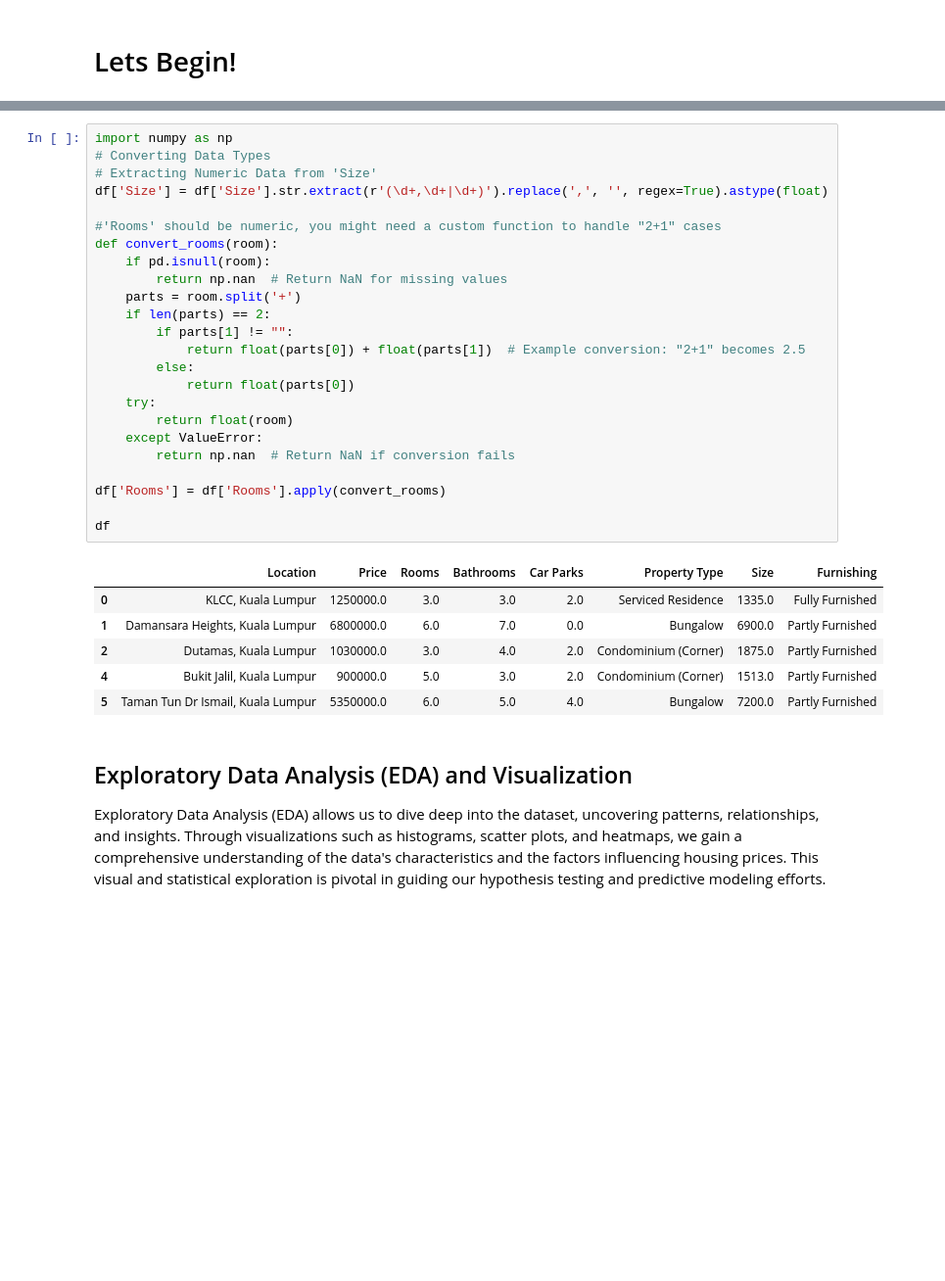
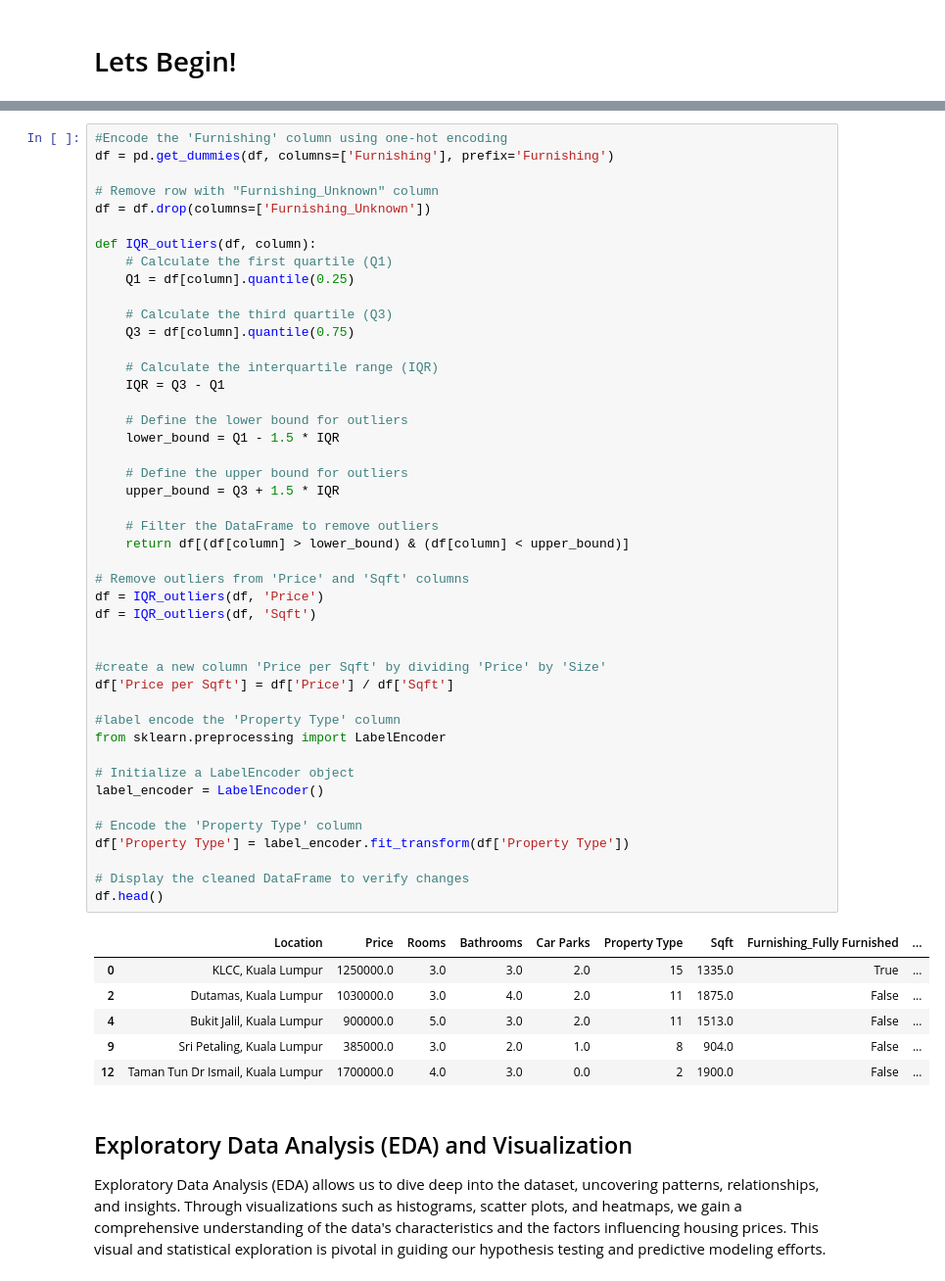
Before and after one commit to Zeqhx/Machine-Learning-Project, a Jupyter notebook: wif3009project/main.ipynb, the cells around one changed output, grey strips where cells are left out. Shown at 98% size. Drawn from its saved outputs; the diff is of its cells as text; blank space fills up the shorter version.

```diff
--- a/wif3009project/main.ipynb
+++ b/wif3009project/main.ipynb
@@ -92,34 +260,55 @@ With a clean dataset, we proceed to manipulate the data to better suit our analy
 # %%
-import numpy as np
-# Converting Data Types
-# Extracting Numeric Data from 'Size'
-df['Size'] = df['Size'].str.extract(r'(\d+,\d+|\d+)').replace(',', '', regex=True).astype(float)
+#Encode the 'Furnishing' column using one-hot encoding
+df = pd.get_dummies(df, columns=['Furnishing'], prefix='Furnishing')
 
-#'Rooms' should be numeric, you might need a custom function to handle "2+1" cases
-def convert_rooms(room):
-    if pd.isnull(room):
-        return np.nan  # Return NaN for missing values
-    parts = room.split('+')
-    if len(parts) == 2:
-        if parts[1] != "":
-            return float(parts[0]) + float(parts[1])  # Example conversion: "2+1" becomes 2.5
-        else:
-            return float(parts[0])
-    try:
-        return float(room)
-    except ValueError:
-        return np.nan  # Return NaN if conversion fails
+# Remove row with "Furnishing_Unknown" column
+df = df.drop(columns=['Furnishing_Unknown'])
 
-df['Rooms'] = df['Rooms'].apply(convert_rooms)
+def IQR_outliers(df, column):
+    # Calculate the first quartile (Q1)
+    Q1 = df[column].quantile(0.25)
 
-df
+    # Calculate the third quartile (Q3)
+    Q3 = df[column].quantile(0.75)
+
+    # Calculate the interquartile range (IQR)
+    IQR = Q3 - Q1
+
+    # Define the lower bound for outliers
+    lower_bound = Q1 - 1.5 * IQR
+
+    # Define the upper bound for outliers
+    upper_bound = Q3 + 1.5 * IQR
+
+    # Filter the DataFrame to remove outliers
+    return df[(df[column] > lower_bound) & (df[column] < upper_bound)]
+
+# Remove outliers from 'Price' and 'Sqft' columns
+df = IQR_outliers(df, 'Price')
+df = IQR_outliers(df, 'Sqft')
+
+
+#create a new column 'Price per Sqft' by dividing 'Price' by 'Size'
+df['Price per Sqft'] = df['Price'] / df['Sqft']
+
+#label encode the 'Property Type' column
+from sklearn.preprocessing import LabelEncoder
+
+# Initialize a LabelEncoder object
+label_encoder = LabelEncoder()
+
+# Encode the 'Property Type' column
+df['Property Type'] = label_encoder.fit_transform(df['Property Type'])
+
+# Display the cleaned DataFrame to verify changes
+df.head()
 # %% [output]
-|  | Location | Price | Rooms | Bathrooms | Car Parks | Property Type | Size | Furnishing |
-| 0 | KLCC, Kuala Lumpur | 1250000.0 | 3.0 | 3.0 | 2.0 | Serviced Residence | 1335.0 | Fully Furnished |
-| 1 | Damansara Heights, Kuala Lumpur | 6800000.0 | 6.0 | 7.0 | 0.0 | Bungalow | 6900.0 | Partly Furnished |
-| 2 | Dutamas, Kuala Lumpur | 1030000.0 | 3.0 | 4.0 | 2.0 | Condominium (Corner) | 1875.0 | Partly Furnished |
-| 4 | Bukit Jalil, Kuala Lumpur | 900000.0 | 5.0 | 3.0 | 2.0 | Condominium (Corner) | 1513.0 | Partly Furnished |
-| 5 | Taman Tun Dr Ismail, Kuala Lumpur | 5350000.0 | 6.0 | 5.0 | 4.0 | Bungalow | 7200.0 | Partly Furnished |
+|  | Location | Price | Rooms | Bathrooms | Car Parks | Property Type | Sqft | Furnishing_Fully Furnished | ... |
+| 0 | KLCC, Kuala Lumpur | 1250000.0 | 3.0 | 3.0 | 2.0 | 15 | 1335.0 | True | ... |
+| 2 | Dutamas, Kuala Lumpur | 1030000.0 | 3.0 | 4.0 | 2.0 | 11 | 1875.0 | False | ... |
+| 4 | Bukit Jalil, Kuala Lumpur | 900000.0 | 5.0 | 3.0 | 2.0 | 11 | 1513.0 | False | ... |
+| 9 | Sri Petaling, Kuala Lumpur | 385000.0 | 3.0 | 2.0 | 1.0 | 8 | 904.0 | False | ... |
+| 12 | Taman Tun Dr Ismail, Kuala Lumpur | 1700000.0 | 4.0 | 3.0 | 0.0 | 2 | 1900.0 | False | ... |
 # %% [markdown]
 ## Exploratory Data Analysis (EDA) and Visualization
 
```
Also changed, not shown: parts of 10 cells of this notebook.
